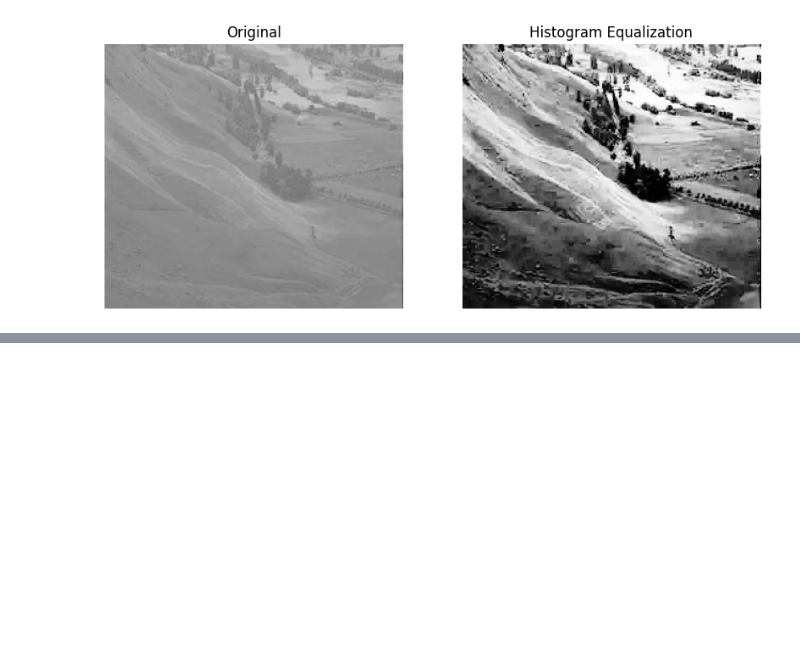
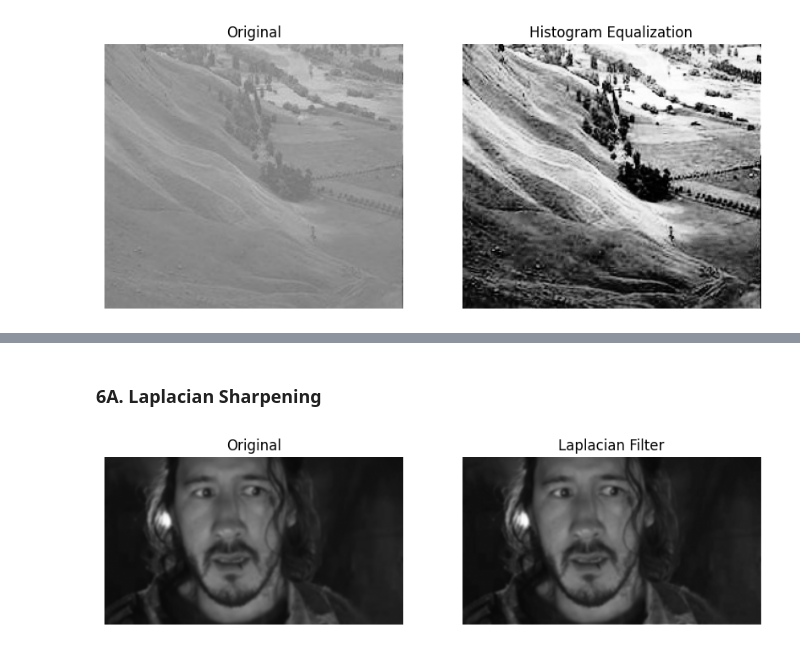
Before and after one commit to Plumz17/CVL_Assignment01, a Jupyter notebook: CVL_Assignment01.ipynb, the cells around one changed output, grey strips where cells are left out. Saved outputs shown, nothing was run; the diff lists cells and outputs as text; code cells hidden in the pictures; blank space fills up the shorter version.

```diff
--- a/CVL_Assignment01.ipynb
+++ b/CVL_Assignment01.ipynb
@@ -227,0 +325,29 @@ show(img_low, hist(img_low), "Histogram Equalization")
+# %% [markdown]
+### 6A. Laplacian Sharpening
+# %%
+def laplacian(img, strength):
+  img = img.astype(float)
+  out = img.copy()
+  height, width = img.shape
+  # Define Laplacian Kernel
+  kernel = [
+      [0, -1, 0],
+      [-1, 4, -1],
+      [0, -1, 0]
+  ]
+  # Apply Kernel to each pixel (Convolution)
+  for i in range(1, height - 1):
+    for j in range(1, width - 1):
+      total = 0
+      for x in range(-1, 2):
+        for y in range(-1, 2):
+          total += img[i + x, j + y] * kernel[x + 1][y + 1]
+      out[i, j] = total
+
+  sharpened = img + strength * out
+  sharpened = np.clip(sharpened, 0, 255)
+  return sharpened.astype(np.uint8)
+
+show(img_blur, laplacian(img_blur, 2), "Laplacian Filter")
+# %% [output]
+[figure, added]
```
Also changed, not shown: parts of 21 cells of this notebook.
